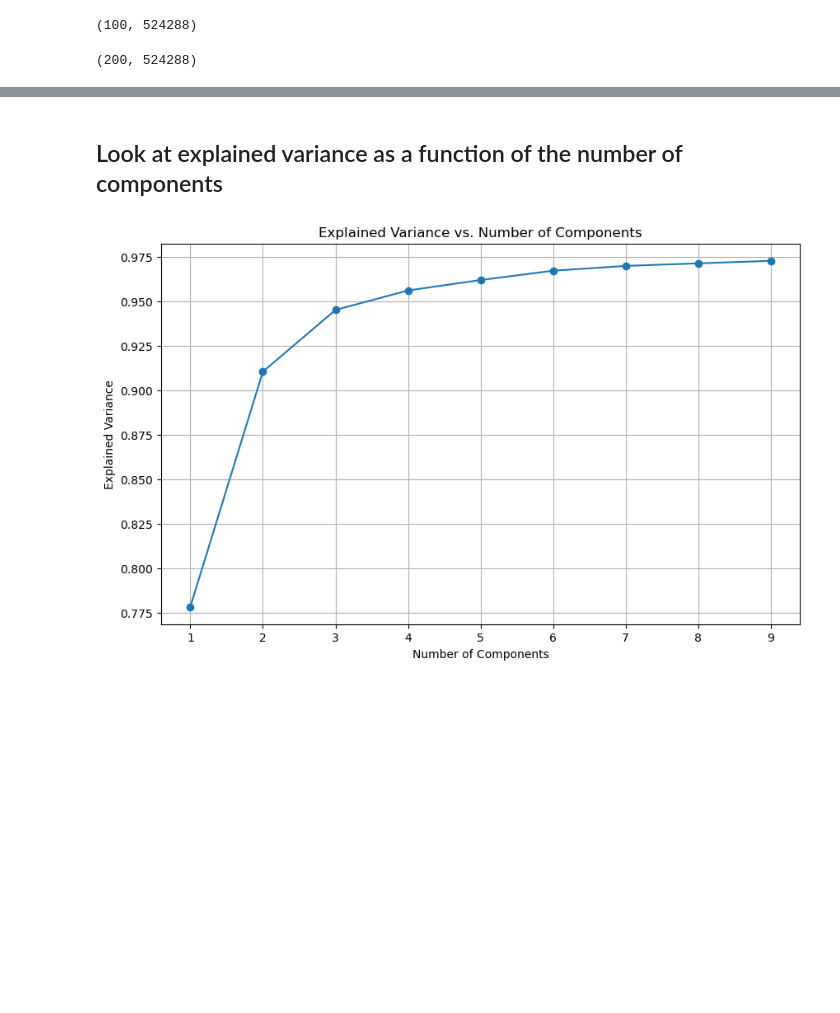
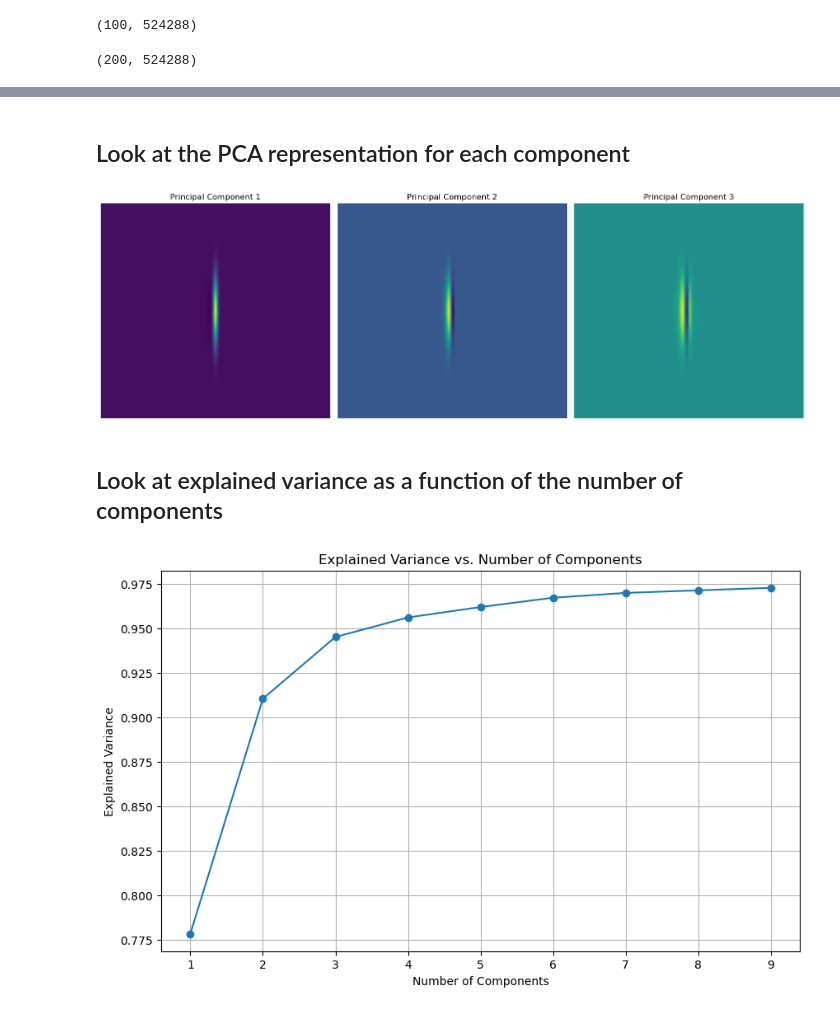
Before and after one commit to SRON-API-DataMagic/Rep_Learn_FRB, a Jupyter notebook: PCA.ipynb, the cells around one changed output, grey strips where cells are left out. Saved outputs shown, nothing was run; the diff lists cells and outputs as text; code cells hidden in the pictures; blank space fills up the shorter version.

Commit message:
plotted PCA representation for all different components

```diff
--- a/PCA.ipynb
+++ b/PCA.ipynb
@@ -113,3 +113,26 @@ plt.show()
+# %% [markdown]
+## Look at the PCA representation for each component
+# %%
+# Get the principal components
+principal_components = pca.components_
+
+# Create a subplot for each principal component
+n_cols = 3  # Number of columns for subplots
+n_rows = 1  # Number of rows for subplots
+fig, axes = plt.subplots(n_rows, n_cols, figsize=(15, 5))
+
+# Plot each principal component
+for i in range(n_components):
+    component = principal_components[i].reshape(1024, 512)
+    ax = axes[i]
+    ax.imshow(component.T, cmap='viridis', aspect='auto')
+    ax.set_title(f'Principal Component {i + 1}')
+    ax.axis('off')
+
+plt.tight_layout()
+plt.show()
+# %% [output]
+[figure, added]
 # %% [markdown]
 ## Look at explained variance as a function of the number of components
 # %%
```
Also changed, not shown: parts of 2 cells of this notebook.
